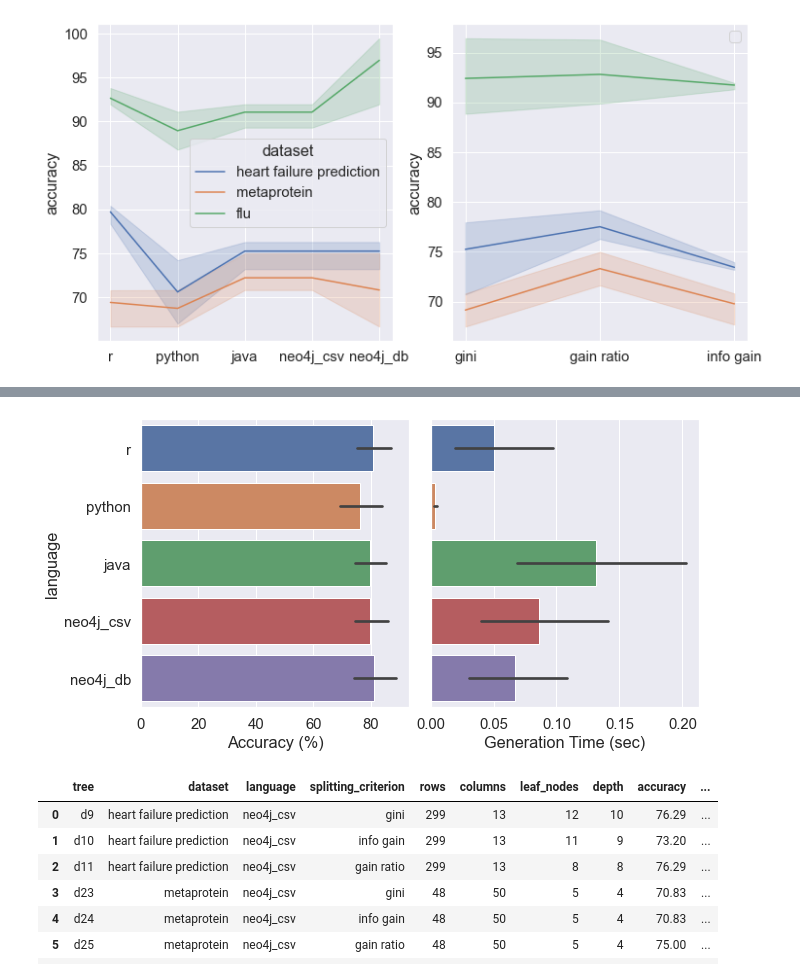
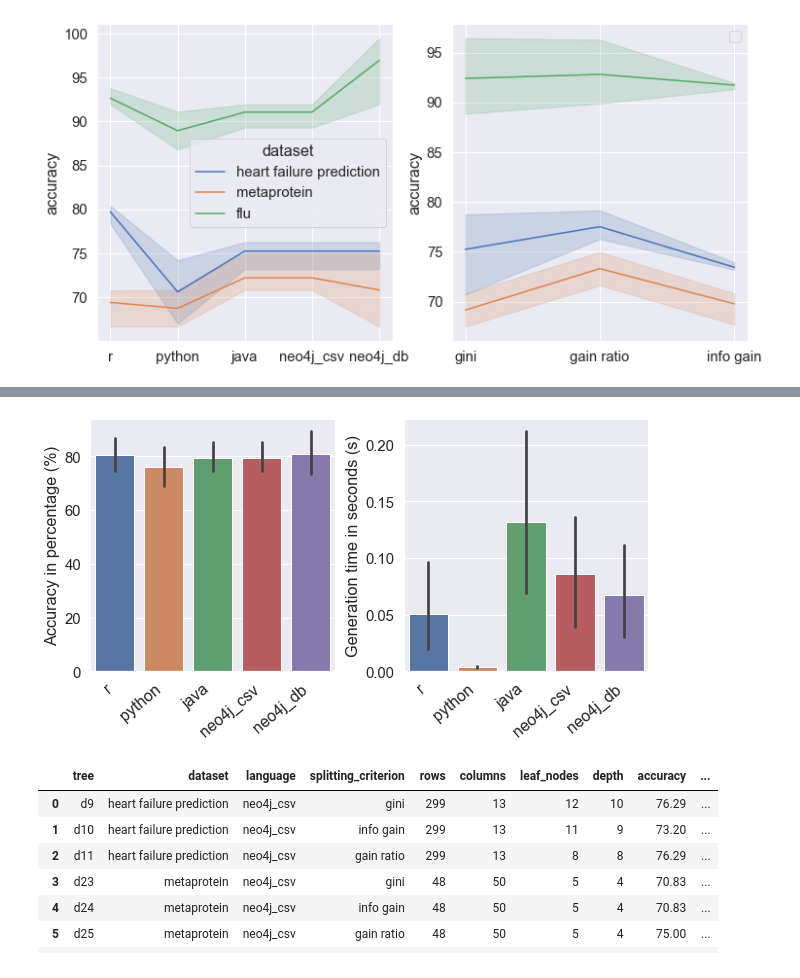
Before and after one commit to clumsyspeedboat/Decision-Tree-Neo4j, a Jupyter notebook: DT Analysis/dt_analysis.ipynb, the cells around one changed output, grey strips where cells are left out. Drawn from its saved outputs; the diff is of its cells as text; code cells hidden in the pictures.

```diff
--- a/DT Analysis/dt_analysis.ipynb
+++ b/DT Analysis/dt_analysis.ipynb
@@ -154,23 +169,27 @@ plt.show()
 # %%
-fig, axes = plt.subplots(1, 2, figsize=(10, 5), sharey=True)
+fig, axes = plt.subplots(1, 2, figsize=(10, 5), sharey=False)
 
-bar3= sns.barplot(ax = axes[0], data=df, x="accuracy", y="language")
-bar4= sns.barplot(ax = axes[1],data=df, x="generation_time", y="language")
+bar3= sns.barplot(ax = axes[0], data=df, x="language", y="accuracy")
+bar4= sns.barplot(ax = axes[1],data=df, x="language", y="generation_time")
 
 plt.draw()
 
-bar3.set(xlabel = 'Accuracy (%)')
-bar4.set(xlabel = 'Generation Time (sec)')
-bar4.set(ylabel = None)
+bar3.set(xlabel = None)
+bar4.set(xlabel = None)
+bar3.set(ylabel = 'Accuracy in percentage (%)')
+bar4.set(ylabel = 'Generation time in seconds (s)')
+
+bar3.set_xticklabels(bar3.get_xticklabels(), rotation=40, ha="right", size = 16)
+bar4.set_xticklabels(bar4.get_xticklabels(), rotation=40, ha="right", size = 16)
 
 plt.subplots_adjust(left=0.125,
-                    bottom=0.1,
+                    bottom=0.2,
                     right=0.9,
                     top=0.9,
-                    wspace=0.08,
+                    wspace=0.28,
                     hspace=0.2)
 # %% [output]
-[figure, old version]
+[figure, new version]
 # %%
 neo_df = df[df['language']=='neo4j_csv']
 neo_db_df = df[df['language']=='neo4j_db']
```
Also changed, not shown: parts of 5 cells of this notebook.
